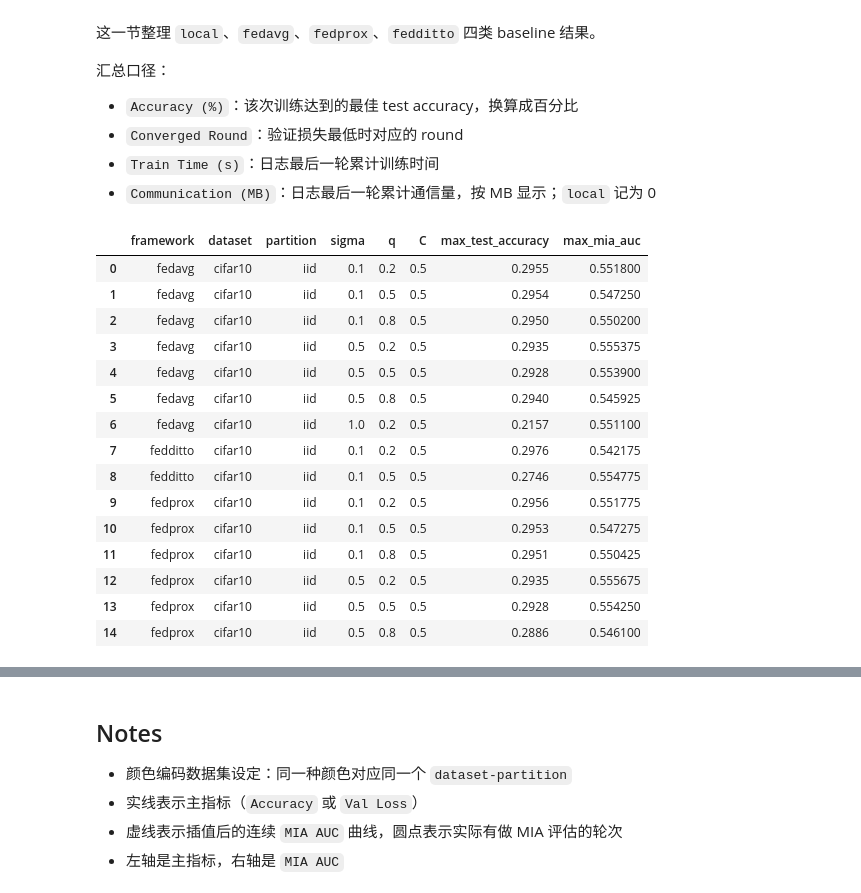
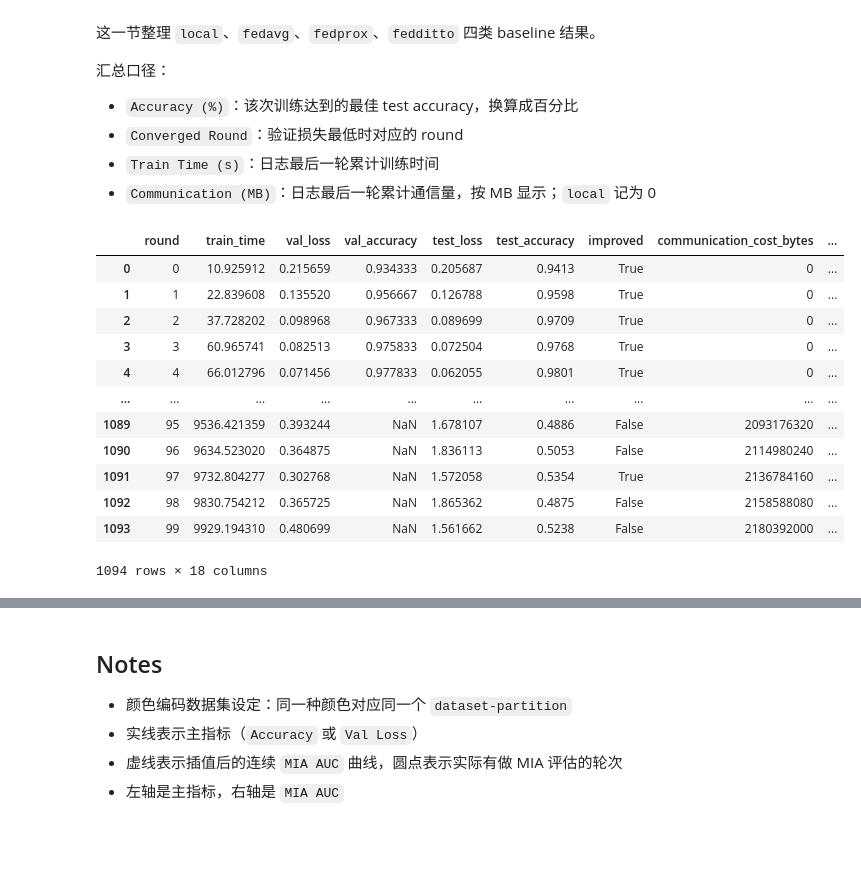
Before and after one commit to HoweChen0517/SD6123-PPML, a Jupyter notebook: visualize_mia_results.ipynb, the cells around one changed output, grey strips where cells are left out. Drawn from its saved outputs; the diff is of its cells as text; code cells hidden in the pictures; blank space fills up the shorter version.

```diff
--- a/visualize_mia_results.ipynb
+++ b/visualize_mia_results.ipynb
@@ -307,59 +307,44 @@ def collect_dp_mia_results(result_dir: Path) -> pd.DataFrame:
 
     for framework in FRAMEWORKS:
         framework_dir = result_dir / f'{framework}_dp_MIA'
         if not framework_dir.exists():
             continue
         for file_path in framework_dir.glob('*.jsonl'):
             match = pattern.match(file_path.name)
             if not match:
                 continue
             frame = load_mia_jsonl(file_path)
             if frame.empty:
                 continue
             frame['sigma'] = float(match.group('sigma'))
             frame['q'] = float(match.group('q'))
             frame['C'] = float(match.group('C'))
             frame['dp_run_label'] = f"sigma={match.group('sigma')}, q={match.group('q')}, C={match.group('C')}"
             frames.append(frame)
 
     if not frames:
         return pd.DataFrame()
     return pd.concat(frames, ignore_index=True)
 
 
 def select_dp_mia_run(df: pd.DataFrame, sigma: float, q: float, C: float) -> pd.DataFrame:
     if df.empty:
         return df
     return df[np.isclose(df['sigma'], sigma) & np.isclose(df['q'], q) & np.isclose(df['C'], C)].copy()
 
 
-# baseline_df = collect_baseline_results(RESULT_DIR)
-dp_mia_df = collect_dp_mia_results(RESULT_DIR)
-# dp_view = select_dp_mia_run(dp_mia_df, sigma=0.5, q=0.2, C=0.5)
-# plot_metric_vs_auc(dp_view, 'test_accuracy', 'Test Accuracy', 'DP-MIA: Accuracy and MIA AUC')
-# baseline_df.head()
-summary_dp_mia_df = dp_mia_df.groupby(['framework', 'dataset', 'partition', 'sigma', 'q', 'C']).agg({
-    'test_accuracy': 'max',
-    'mia_auc': 'max',
-    # 'round': lambda s: int(s['round'].max()) if not s.empty else 0,
-}).reset_index()
-summary_dp_mia_df.rename(columns={'test_accuracy': 'max_test_accuracy', 'mia_auc': 'max_mia_auc'}, inplace=True)
-summary_dp_mia_df
-# dp_mia_df
+baseline_df = collect_baseline_results(RESULT_DIR)
 # %% [output]
-|  | framework | dataset | partition | sigma | q | C | max_test_accuracy | max_mia_auc |
-| 0 | fedavg | cifar10 | iid | 0.1 | 0.2 | 0.5 | 0.2955 | 0.551800 |
-| 1 | fedavg | cifar10 | iid | 0.1 | 0.5 | 0.5 | 0.2954 | 0.547250 |
-| 2 | fedavg | cifar10 | iid | 0.1 | 0.8 | 0.5 | 0.2950 | 0.550200 |
-| 3 | fedavg | cifar10 | iid | 0.5 | 0.2 | 0.5 | 0.2935 | 0.555375 |
-| 4 | fedavg | cifar10 | iid | 0.5 | 0.5 | 0.5 | 0.2928 | 0.553900 |
-| 5 | fedavg | cifar10 | iid | 0.5 | 0.8 | 0.5 | 0.2940 | 0.545925 |
-| 6 | fedavg | cifar10 | iid | 1.0 | 0.2 | 0.5 | 0.2157 | 0.551100 |
-| 7 | fedditto | cifar10 | iid | 0.1 | 0.2 | 0.5 | 0.2976 | 0.542175 |
-| 8 | fedditto | cifar10 | iid | 0.1 | 0.5 | 0.5 | 0.2746 | 0.554775 |
-| 9 | fedprox | cifar10 | iid | 0.1 | 0.2 | 0.5 | 0.2956 | 0.551775 |
-| 10 | fedprox | cifar10 | iid | 0.1 | 0.5 | 0.5 | 0.2953 | 0.547275 |
-| 11 | fedprox | cifar10 | iid | 0.1 | 0.8 | 0.5 | 0.2951 | 0.550425 |
-| 12 | fedprox | cifar10 | iid | 0.5 | 0.2 | 0.5 | 0.2935 | 0.555675 |
-| 13 | fedprox | cifar10 | iid | 0.5 | 0.5 | 0.5 | 0.2928 | 0.554250 |
-| 14 | fedprox | cifar10 | iid | 0.5 | 0.8 | 0.5 | 0.2886 | 0.546100 |
+|  | round | train_time | val_loss | val_accuracy | test_loss | test_accuracy | improved | communication_cost_bytes | ... |
+| 0 | 0 | 10.925912 | 0.215659 | 0.934333 | 0.205687 | 0.9413 | True | 0 | ... |
+| 1 | 1 | 22.839608 | 0.135520 | 0.956667 | 0.126788 | 0.9598 | True | 0 | ... |
+| 2 | 2 | 37.728202 | 0.098968 | 0.967333 | 0.089699 | 0.9709 | True | 0 | ... |
+| 3 | 3 | 60.965741 | 0.082513 | 0.975833 | 0.072504 | 0.9768 | True | 0 | ... |
+| 4 | 4 | 66.012796 | 0.071456 | 0.977833 | 0.062055 | 0.9801 | True | 0 | ... |
+| ... | ... | ... | ... | ... | ... | ... | ... | ... | ... |
+| 1089 | 95 | 9536.421359 | 0.393244 | NaN | 1.678107 | 0.4886 | False | 2093176320 | ... |
+| 1090 | 96 | 9634.523020 | 0.364875 | NaN | 1.836113 | 0.5053 | False | 2114980240 | ... |
+| 1091 | 97 | 9732.804277 | 0.302768 | NaN | 1.572058 | 0.5354 | True | 2136784160 | ... |
+| 1092 | 98 | 9830.754212 | 0.365725 | NaN | 1.865362 | 0.4875 | False | 2158588080 | ... |
+| 1093 | 99 | 9929.194310 | 0.480699 | NaN | 1.561662 | 0.5238 | False | 2180392000 | ... |
+1094 rows × 18 columns
```
Also changed, not shown: parts of 3 cells of this notebook, 23 other files.
